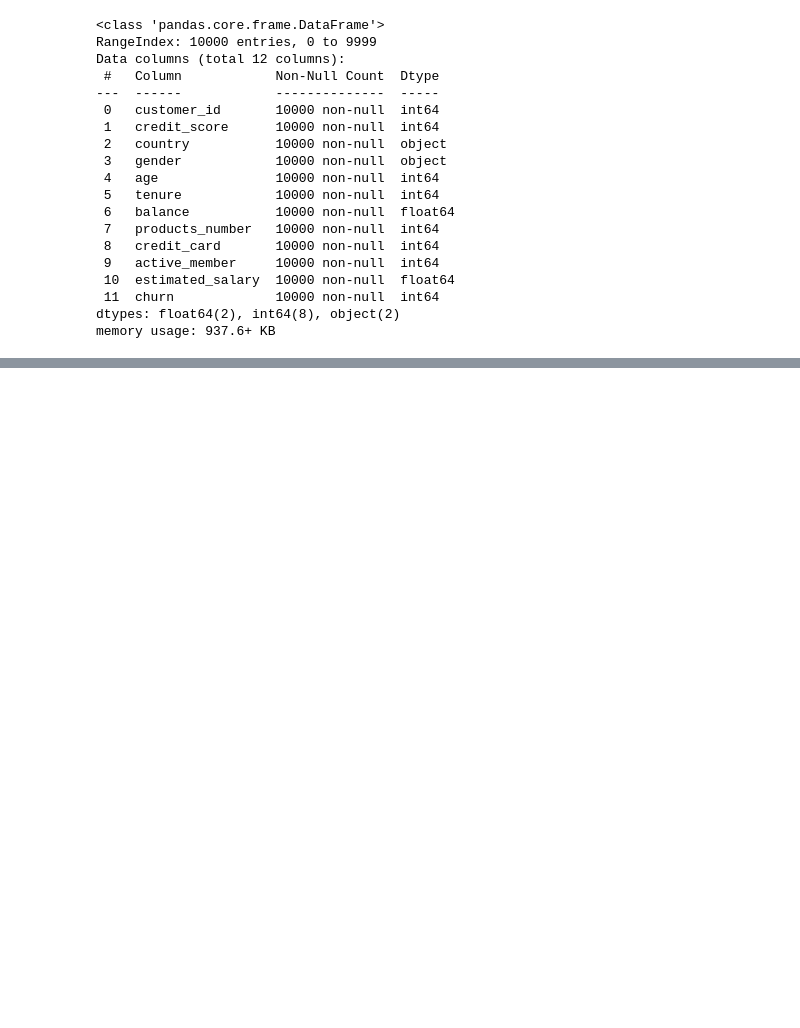
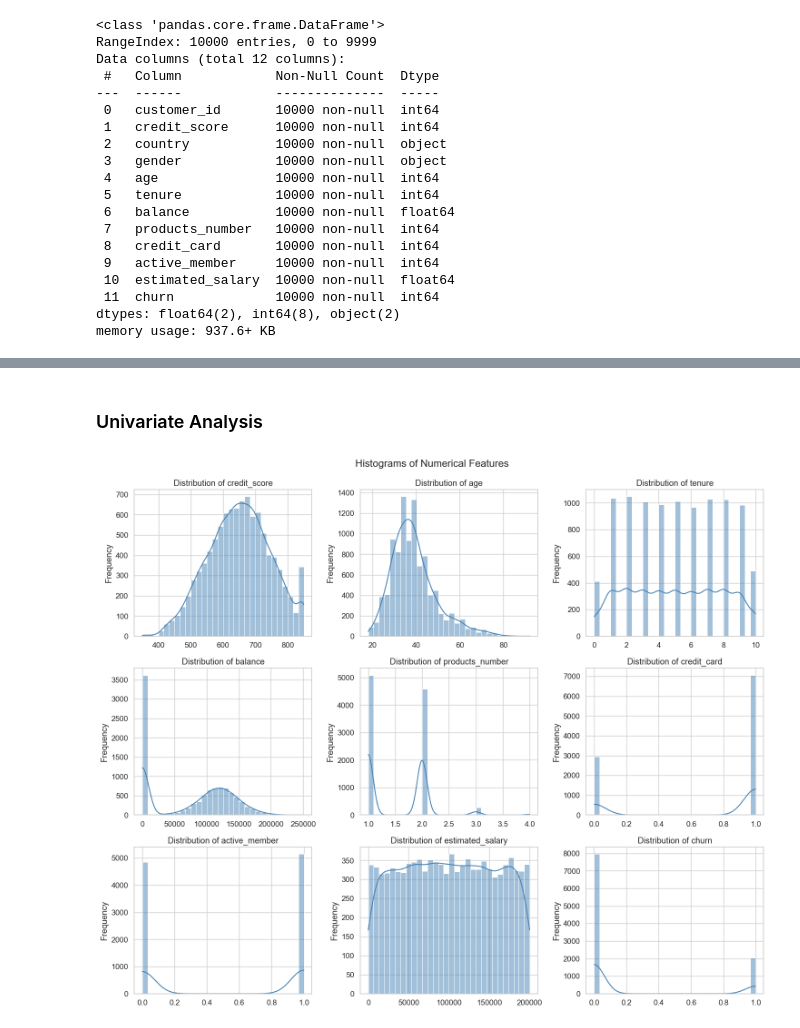
Before and after one commit to cleavestone/Customer_Churn_MLOPS, a Jupyter notebook: notebooks/EDA.ipynb, the cells around one changed output, grey strips where cells are left out. Drawn from its saved outputs; the diff is of its cells as text; code cells hidden in the pictures; blank space fills up the shorter version.

```diff
--- a/notebooks/EDA.ipynb
+++ b/notebooks/EDA.ipynb
@@ -70,3 +63,6 @@ Current Working Directory: c:\Users\Hp\Desktop\Customer Churn\notebooks
+# %%
+import pandas as pd
+df=pd.read_csv(r'../data/raw/churn.csv')
 # %%
 df.head()
 # %% [output]
@@ -159,3 +122,0 @@ array([[<Axes: title={'center': 'credit_score'}>,
-# %%
-df['Age_transformed']=np.log(df['age'])
-plt.hist(df['Age_transformed'],bins=30)
@@ -177,3 +122,0 @@ df['balance']
-# %%
-df['balance_transformed']=np.log(df['balance'])
-plt.hist(df['balance_transformed'],bins=30)
@@ -182,0 +135,37 @@ ValueError: supplied range of [-inf, 12.432802119730878] is not finite
+# %% [markdown]
+ ### Univariate Analysis
+# %%
+import matplotlib.pyplot as plt
+import seaborn as sns
+import numpy as np
+
+
+numercial_df=df.select_dtypes(include=np.number)
+# drop customer id column
+numerical_df=numercial_df.drop(columns='customer_id')
+
+# Optional: for better visuals
+sns.set(style="whitegrid", palette="muted", font_scale=1.1)
+
+# Assuming df is your DataFrame
+numerical_cols = numerical_df.columns
+
+# Set up the plot grid (3x3 for 9 features)
+fig, axes = plt.subplots(nrows=3, ncols=3, figsize=(15, 12))
+axes = axes.flatten()  # flatten the grid to 1D array for easy iteration
+
+for i, col in enumerate(numerical_cols):
+    sns.histplot(data=df, x=col, kde=True, bins=30, ax=axes[i], color='steelblue')
+    axes[i].set_title(f"Distribution of {col}")
+    axes[i].set_xlabel("")
+    axes[i].set_ylabel("Frequency")
+
+# Turn off empty subplots (if any)
+for j in range(i+1, len(axes)):
+    axes[j].axis('off')
+
+plt.tight_layout()
+plt.suptitle("Histograms of Numerical Features", fontsize=16, y=1.02)
+plt.show()
+# %% [output]
+[figure, added]
```
Also changed, not shown: parts of 16 cells of this notebook, 12 other files.
